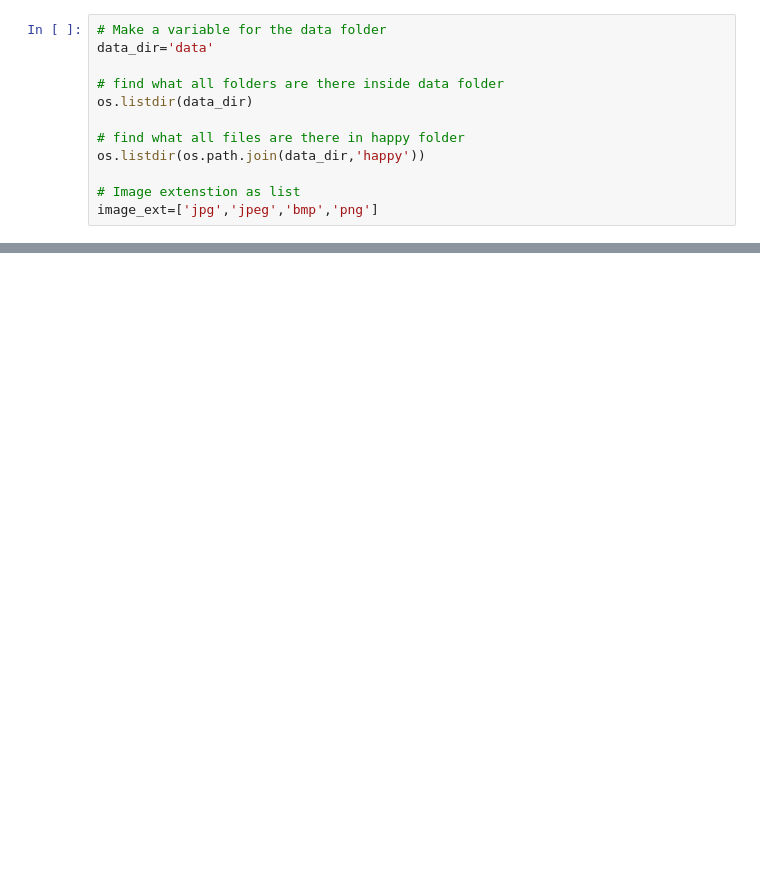
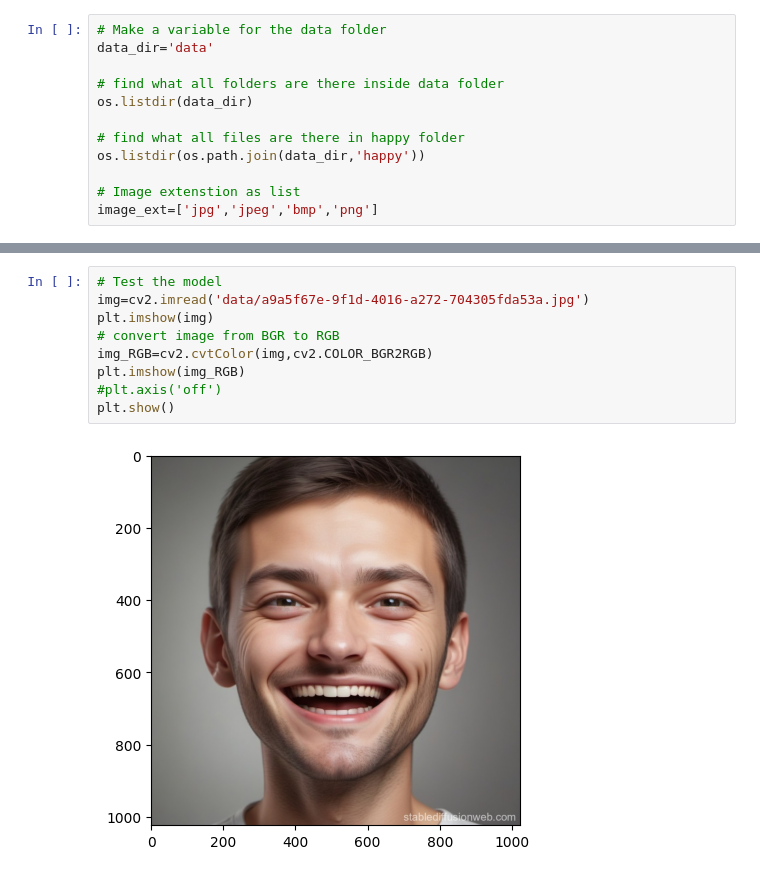
Before and after one commit to LekaLakshmi/AI-ML-Portfolio, a Jupyter notebook: Happy vs. Sad Face Classification Using CNN/Happy vs. Sad Face Classification Using CNN.ipynb, the cells around one changed output, grey strips where cells are left out. Saved outputs shown, nothing was run; the diff lists cells and outputs as text; blank space fills up the shorter version.

```diff
--- a/Happy vs. Sad Face Classification Using CNN/Happy vs. Sad Face Classification Using CNN.ipynb
+++ b/Happy vs. Sad Face Classification Using CNN/Happy vs. Sad Face Classification Using CNN.ipynb
@@ -91,0 +195,11 @@ Test size: 1
+# %%
+# Test the model
+img=cv2.imread('data/a9a5f67e-9f1d-4016-a272-704305fda53a.jpg')
+plt.imshow(img)
+# convert image from BGR to RGB
+img_RGB=cv2.cvtColor(img,cv2.COLOR_BGR2RGB)
+plt.imshow(img_RGB)
+#plt.axis('off')
+plt.show()
+# %% [output]
+[figure, added]
```
Also changed, not shown: parts of 14 cells of this notebook.
